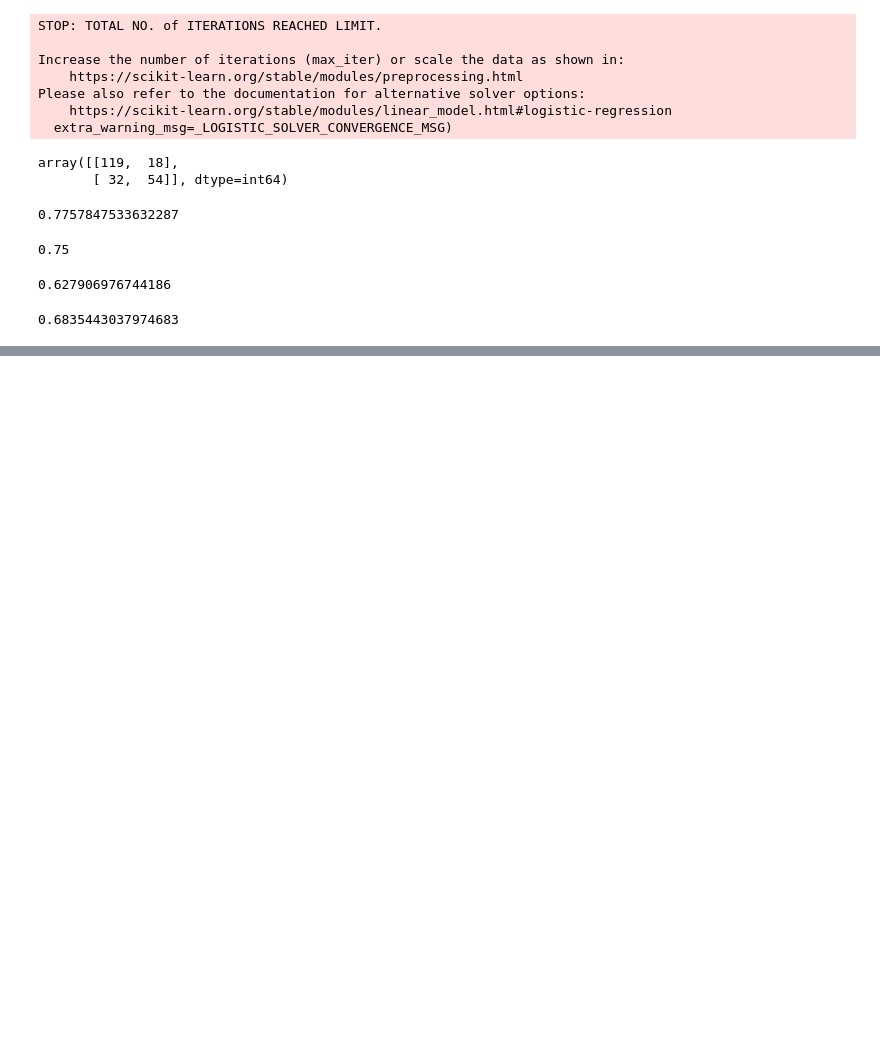
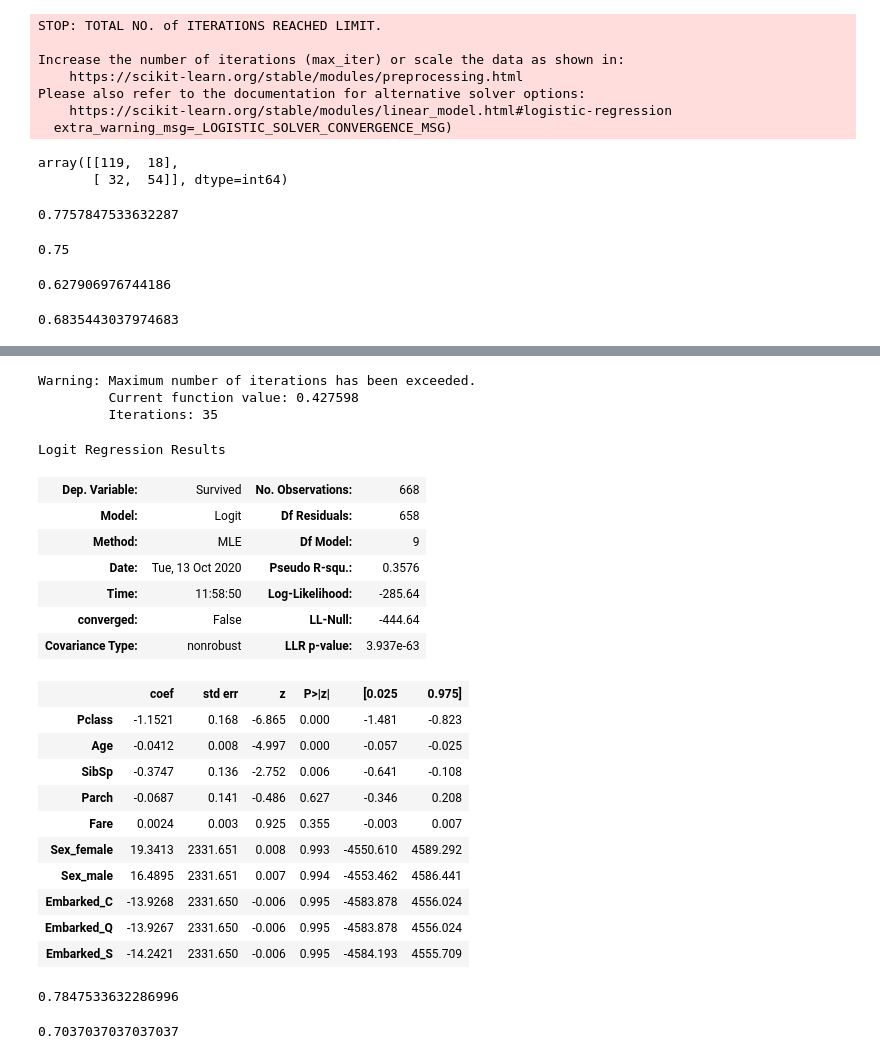
Before and after one commit to arunabh15091989/LighthouseLabs-LectureNotes, a Jupyter notebook: W5D2/Log Reg on Titanic.ipynb, the cells around one changed output, grey strips where cells are left out. Saved outputs shown, nothing was run; the diff lists cells and outputs as text; code cells hidden in the pictures; blank space fills up the shorter version.

```diff
--- a/W5D2/Log Reg on Titanic.ipynb
+++ b/W5D2/Log Reg on Titanic.ipynb
@@ -100,0 +188,28 @@ f1_score(y_test,y_pred)
+# %%
+log_reg = sm.Logit(y_train, X_train).fit()
+# %% [output]
+Warning: Maximum number of iterations has been exceeded.
+         Current function value: 0.427598
+         Iterations: 35
+# %%
+log_reg.summary()
+# %% [output]
+Logit Regression Results
+| Dep. Variable: | Survived | No. Observations: | 668 |
+| Model: | Logit | Df Residuals: | 658 |
+| Method: | MLE | Df Model: | 9 |
+| Date: | Tue, 13 Oct 2020 | Pseudo R-squ.: | 0.3576 |
+| Time: | 11:58:50 | Log-Likelihood: | -285.64 |
+| converged: | False | LL-Null: | -444.64 |
+| Covariance Type: | nonrobust | LLR p-value: | 3.937e-63 |
+|  | coef | std err | z | P>|z| | [0.025 | 0.975] |
+| Pclass | -1.1521 | 0.168 | -6.865 | 0.000 | -1.481 | -0.823 |
+| Age | -0.0412 | 0.008 | -4.997 | 0.000 | -0.057 | -0.025 |
+| SibSp | -0.3747 | 0.136 | -2.752 | 0.006 | -0.641 | -0.108 |
+| Parch | -0.0687 | 0.141 | -0.486 | 0.627 | -0.346 | 0.208 |
+| Fare | 0.0024 | 0.003 | 0.925 | 0.355 | -0.003 | 0.007 |
+| Sex_female | 19.3413 | 2331.651 | 0.008 | 0.993 | -4550.610 | 4589.292 |
+| Sex_male | 16.4895 | 2331.651 | 0.007 | 0.994 | -4553.462 | 4586.441 |
+| Embarked_C | -13.9268 | 2331.650 | -0.006 | 0.995 | -4583.878 | 4556.024 |
+| Embarked_Q | -13.9267 | 2331.650 | -0.006 | 0.995 | -4583.878 | 4556.024 |
+| Embarked_S | -14.2421 | 2331.650 | -0.006 | 0.995 | -4584.193 | 4555.709 |
@@ -100,0 +219,8 @@ f1_score(y_test,y_pred)
+# %%
+accuracy_score(y_test,prediction)
+# %% [output]
+0.7847533632286996
+# %%
+f1_score(y_test,prediction)
+# %% [output]
+0.7037037037037037
```
Also changed, not shown: parts of 12 cells of this notebook, 2 other files.
